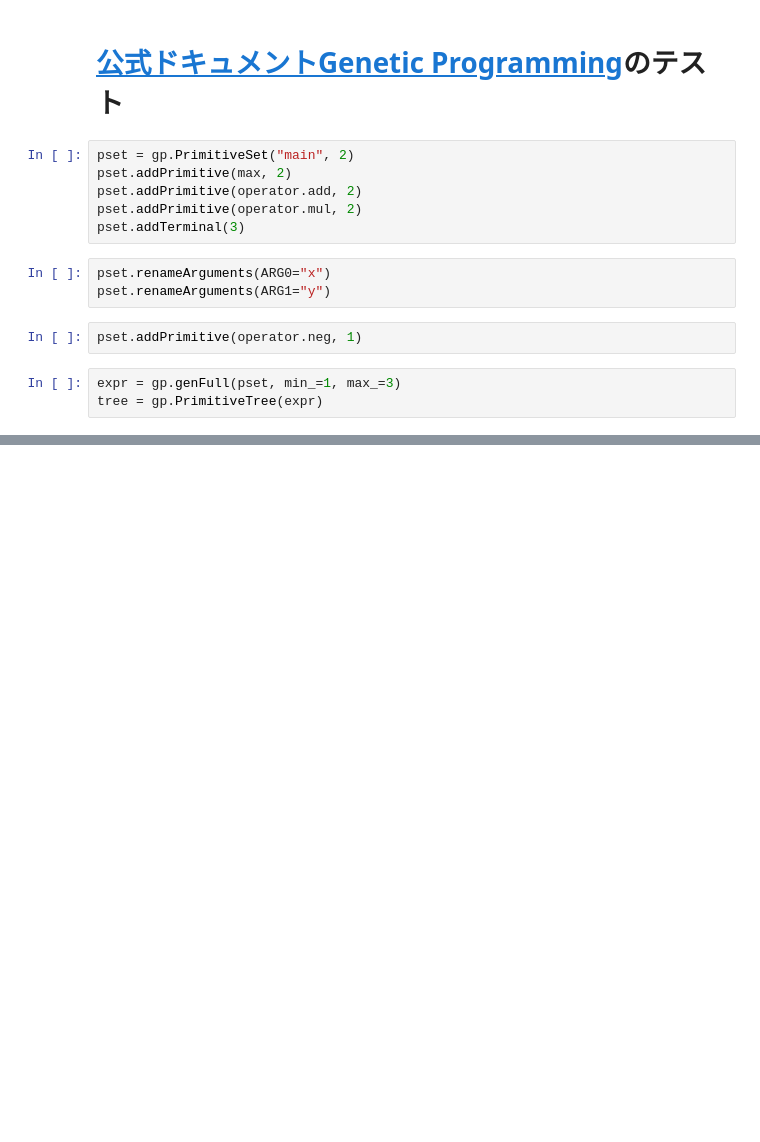
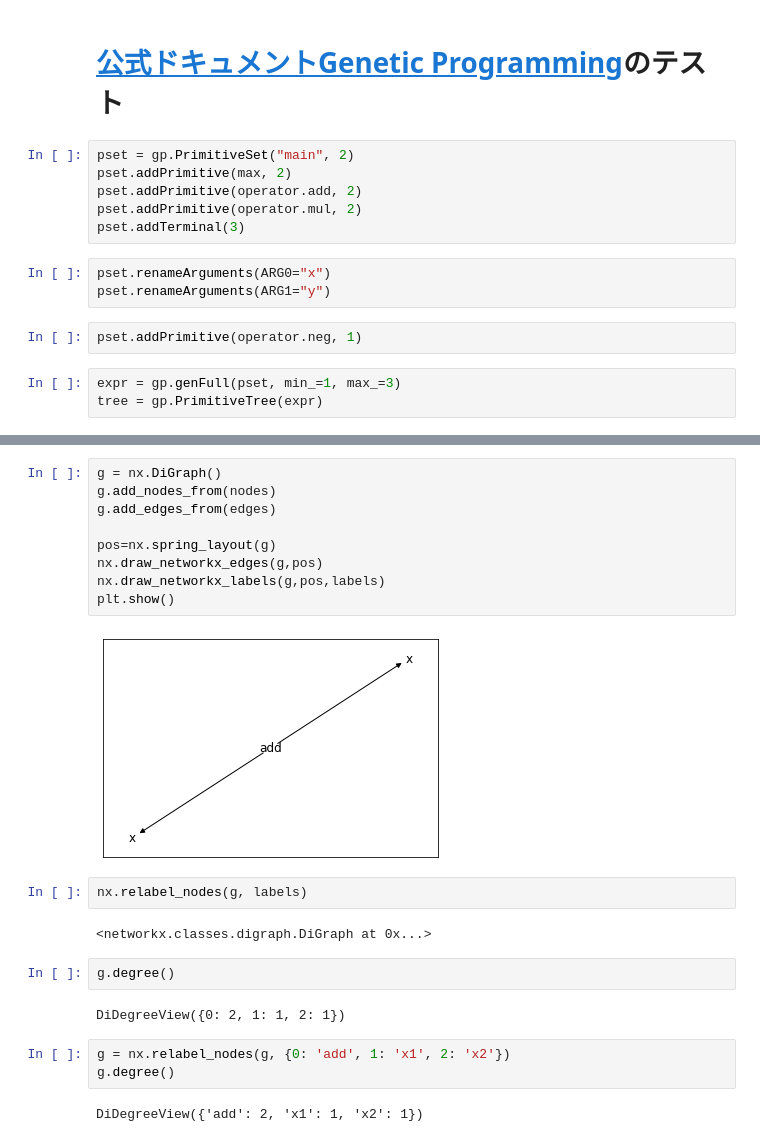
Before and after one commit to Amplil/genetic_programming, a Jupyter notebook: genetic_programming_official_test.ipynb, the cells around one changed output, grey strips where cells are left out. Drawn from its saved outputs; the diff is of its cells as text; blank space fills up the shorter version.

```diff
--- a/genetic_programming_official_test.ipynb
+++ b/genetic_programming_official_test.ipynb
@@ -363,0 +170,24 @@ for expr in exprs:
+# %%
+g = nx.DiGraph()
+g.add_nodes_from(nodes)
+g.add_edges_from(edges)
+
+pos=nx.spring_layout(g)
+nx.draw_networkx_edges(g,pos)
+nx.draw_networkx_labels(g,pos,labels)
+plt.show()
+# %% [output]
+[figure, added]
+# %%
+nx.relabel_nodes(g, labels)
+# %% [output]
+<networkx.classes.digraph.DiGraph at 0x...>
+# %%
+g.degree()
+# %% [output]
+DiDegreeView({0: 2, 1: 1, 2: 1})
+# %%
+g = nx.relabel_nodes(g, {0: 'add', 1: 'x1', 2: 'x2'})
+g.degree()
+# %% [output]
+DiDegreeView({'add': 2, 'x1': 1, 'x2': 1})
```
Also changed, not shown: parts of 29 cells of this notebook.
